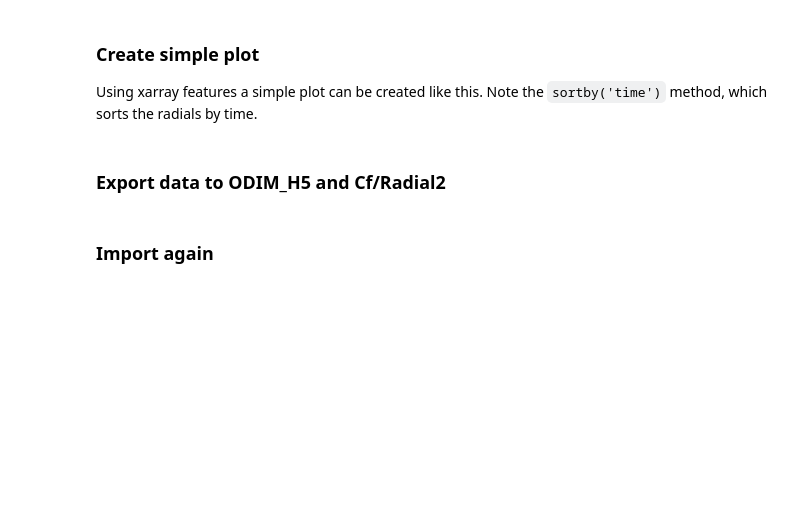
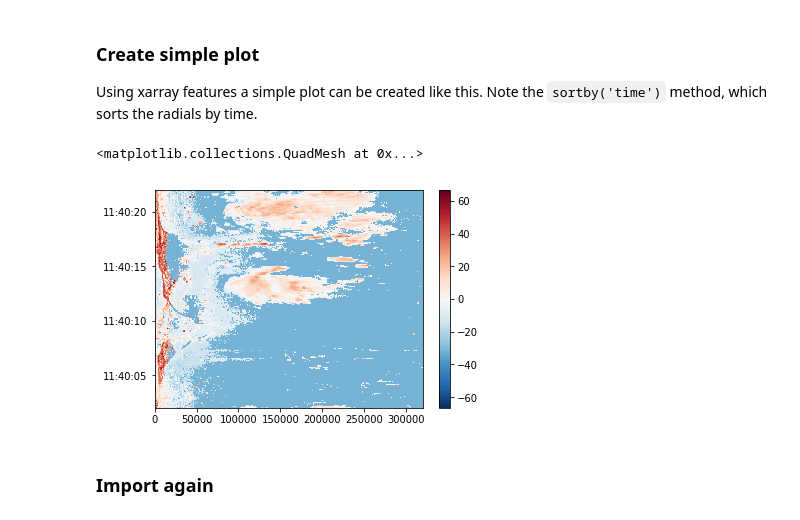
Before and after one commit to wradlib/wradlib-notebooks, a Jupyter notebook: notebooks/fileio/wradlib_xarray_radial_odim.ipynb, the cells around one changed output. Drawn from its saved outputs; the diff is of its cells as text; code cells hidden in the pictures; blank space fills up the shorter version.

Commit message:
WIP: enforce xarray plotting

```diff
--- a/notebooks/fileio/wradlib_xarray_radial_odim.ipynb
+++ b/notebooks/fileio/wradlib_xarray_radial_odim.ipynb
@@ -53,9 +128,10 @@ cf1['sweep_1']['DBZH']
 
 Using xarray features a simple plot can be created like this. Note the `sortby('time')` method, which sorts the radials by time.
 # %%
-cf1['sweep_1'].sortby('time').DBZH.plot()
+cf1['sweep_1'].sortby('time').DBZH.plot(add_labels=False)
+# %% [output]
+<matplotlib.collections.QuadMesh at 0x...>
+[figure, added]
-# %% [markdown]
-### Export data to ODIM_H5 and Cf/Radial2
 # %%
 cf1.to_odim('testodim.h5')
 cf1.to_cfradial2('test_odim_as_cfradial.nc')
```
Also changed, not shown: parts of 10 cells of this notebook, 3 other files.
